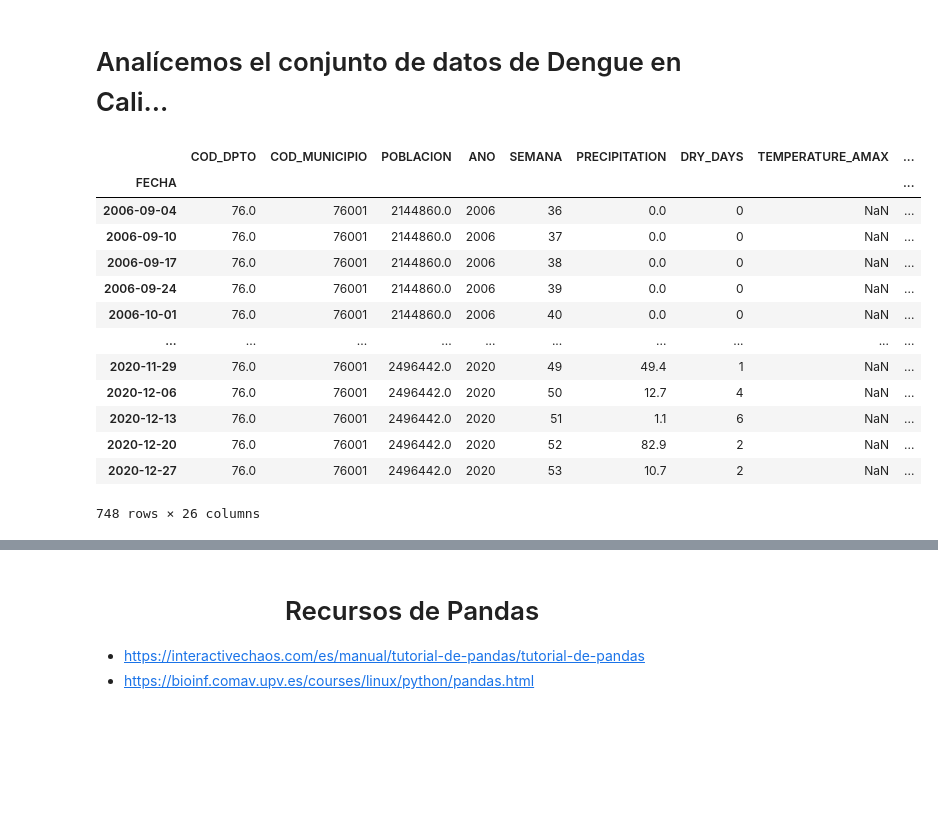
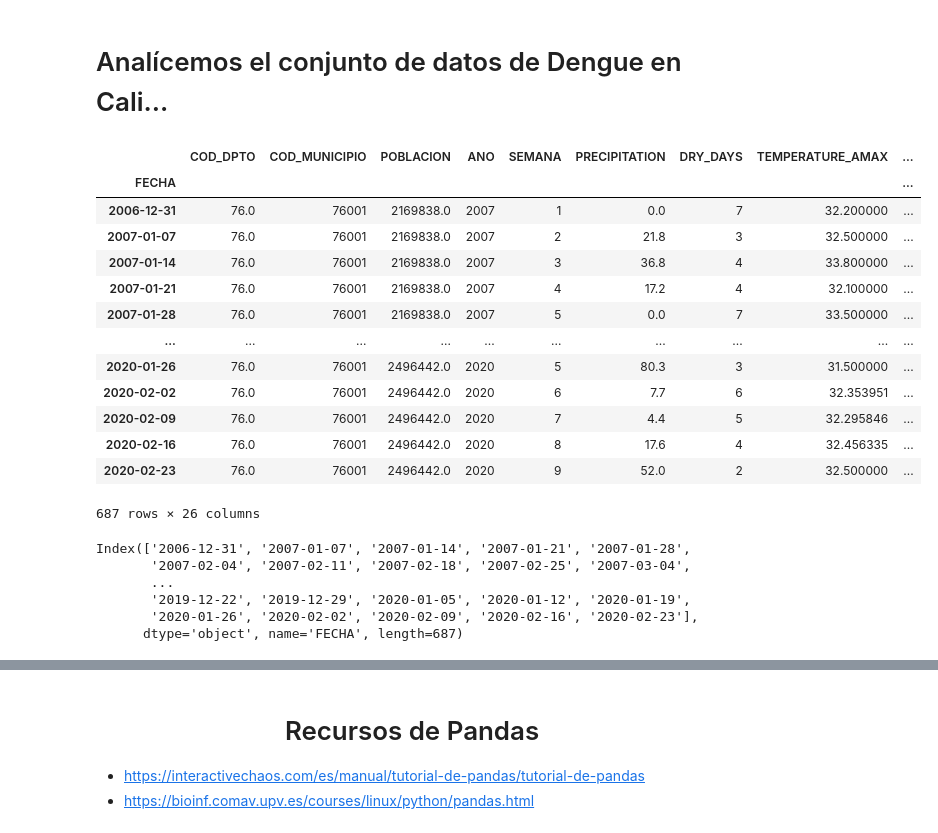
Before and after one commit to alceballosa/programming_fundamentals_py, a Jupyter notebook: Semana_6_1.ipynb, the cells around one changed output, grey strips where cells are left out. Cells and saved outputs as stored; diff of their text form; code cells hidden in the pictures; blank space fills up the shorter version.

```diff
--- a/Semana_6_1.ipynb
+++ b/Semana_6_1.ipynb
@@ -954,20 +954,34 @@ plt.show()
 # %% [markdown]
 # Analícemos el conjunto de datos de Dengue en Cali...
 # %%
+import pandas as pd
+import matplotlib.pyplot as plt
+import numpy as np
+
 df = pd.read_csv("Semana_6_1y2/cali_consolidado_2006_2020.csv", index_col = 0)
+df = df.dropna()
 df
 # %% [output]
 |  | COD_DPTO | COD_MUNICIPIO | POBLACION | ANO | SEMANA | PRECIPITATION | DRY_DAYS | TEMPERATURE_AMAX | ... |
 | FECHA |  |  |  |  |  |  |  |  | ... |
-| 2006-09-04 | 76.0 | 76001 | 2144860.0 | 2006 | 36 | 0.0 | 0 | NaN | ... |
-| 2006-09-10 | 76.0 | 76001 | 2144860.0 | 2006 | 37 | 0.0 | 0 | NaN | ... |
-| 2006-09-17 | 76.0 | 76001 | 2144860.0 | 2006 | 38 | 0.0 | 0 | NaN | ... |
-| 2006-09-24 | 76.0 | 76001 | 2144860.0 | 2006 | 39 | 0.0 | 0 | NaN | ... |
-| 2006-10-01 | 76.0 | 76001 | 2144860.0 | 2006 | 40 | 0.0 | 0 | NaN | ... |
+| 2006-12-31 | 76.0 | 76001 | 2169838.0 | 2007 | 1 | 0.0 | 7 | 32.200000 | ... |
+| 2007-01-07 | 76.0 | 76001 | 2169838.0 | 2007 | 2 | 21.8 | 3 | 32.500000 | ... |
+| 2007-01-14 | 76.0 | 76001 | 2169838.0 | 2007 | 3 | 36.8 | 4 | 33.800000 | ... |
+| 2007-01-21 | 76.0 | 76001 | 2169838.0 | 2007 | 4 | 17.2 | 4 | 32.100000 | ... |
+| 2007-01-28 | 76.0 | 76001 | 2169838.0 | 2007 | 5 | 0.0 | 7 | 33.500000 | ... |
 | ... | ... | ... | ... | ... | ... | ... | ... | ... | ... |
-| 2020-11-29 | 76.0 | 76001 | 2496442.0 | 2020 | 49 | 49.4 | 1 | NaN | ... |
-| 2020-12-06 | 76.0 | 76001 | 2496442.0 | 2020 | 50 | 12.7 | 4 | NaN | ... |
-| 2020-12-13 | 76.0 | 76001 | 2496442.0 | 2020 | 51 | 1.1 | 6 | NaN | ... |
-| 2020-12-20 | 76.0 | 76001 | 2496442.0 | 2020 | 52 | 82.9 | 2 | NaN | ... |
-| 2020-12-27 | 76.0 | 76001 | 2496442.0 | 2020 | 53 | 10.7 | 2 | NaN | ... |
+| 2020-01-26 | 76.0 | 76001 | 2496442.0 | 2020 | 5 | 80.3 | 3 | 31.500000 | ... |
+| 2020-02-02 | 76.0 | 76001 | 2496442.0 | 2020 | 6 | 7.7 | 6 | 32.353951 | ... |
+| 2020-02-09 | 76.0 | 76001 | 2496442.0 | 2020 | 7 | 4.4 | 5 | 32.295846 | ... |
+| 2020-02-16 | 76.0 | 76001 | 2496442.0 | 2020 | 8 | 17.6 | 4 | 32.456335 | ... |
+| 2020-02-23 | 76.0 | 76001 | 2496442.0 | 2020 | 9 | 52.0 | 2 | 32.500000 | ... |
-748 rows × 26 columns
+687 rows × 26 columns
+# %%
+df.index
+# %% [output]
+Index(['2006-12-31', '2007-01-07', '2007-01-14', '2007-01-21', '2007-01-28',
+       '2007-02-04', '2007-02-11', '2007-02-18', '2007-02-25', '2007-03-04',
+       ...
+       '2019-12-22', '2019-12-29', '2020-01-05', '2020-01-12', '2020-01-19',
+       '2020-01-26', '2020-02-02', '2020-02-09', '2020-02-16', '2020-02-23'],
+      dtype='object', name='FECHA', length=687)
```
Also changed, not shown: parts of 16 cells of this notebook.
